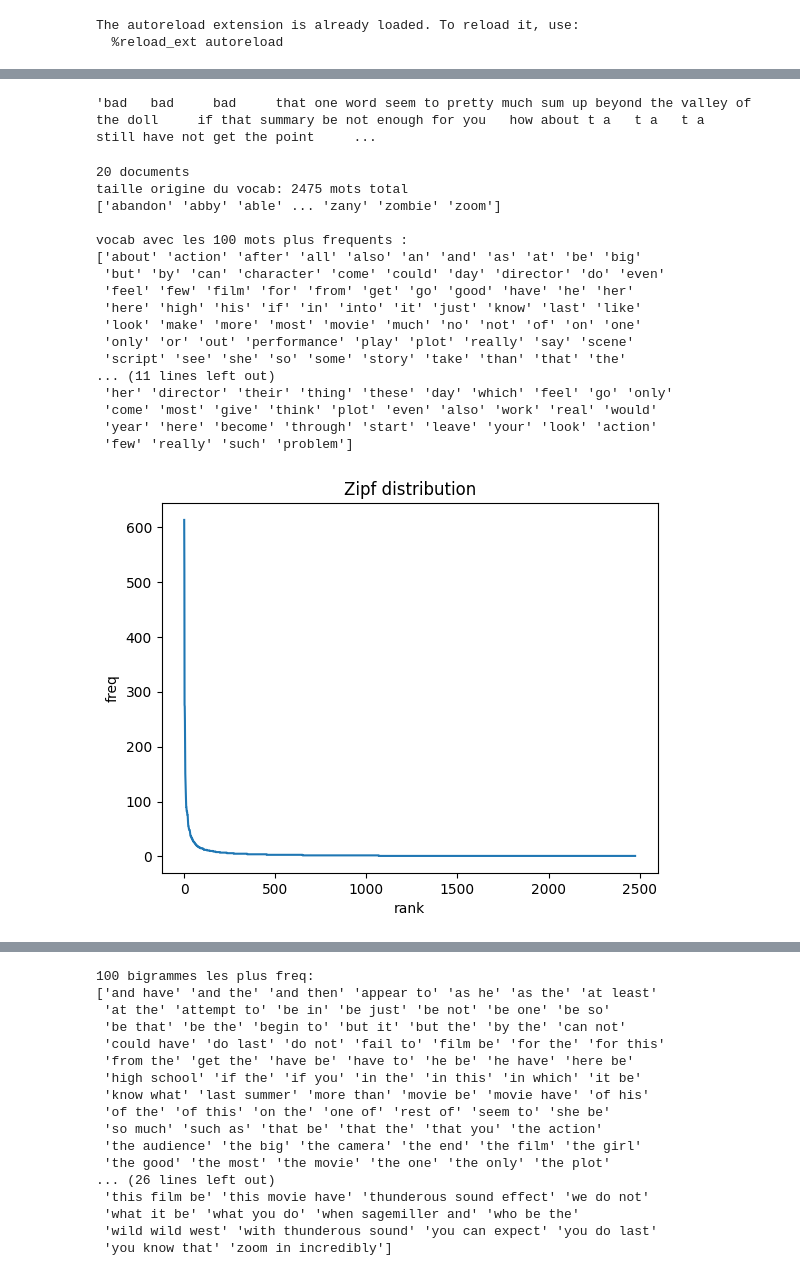
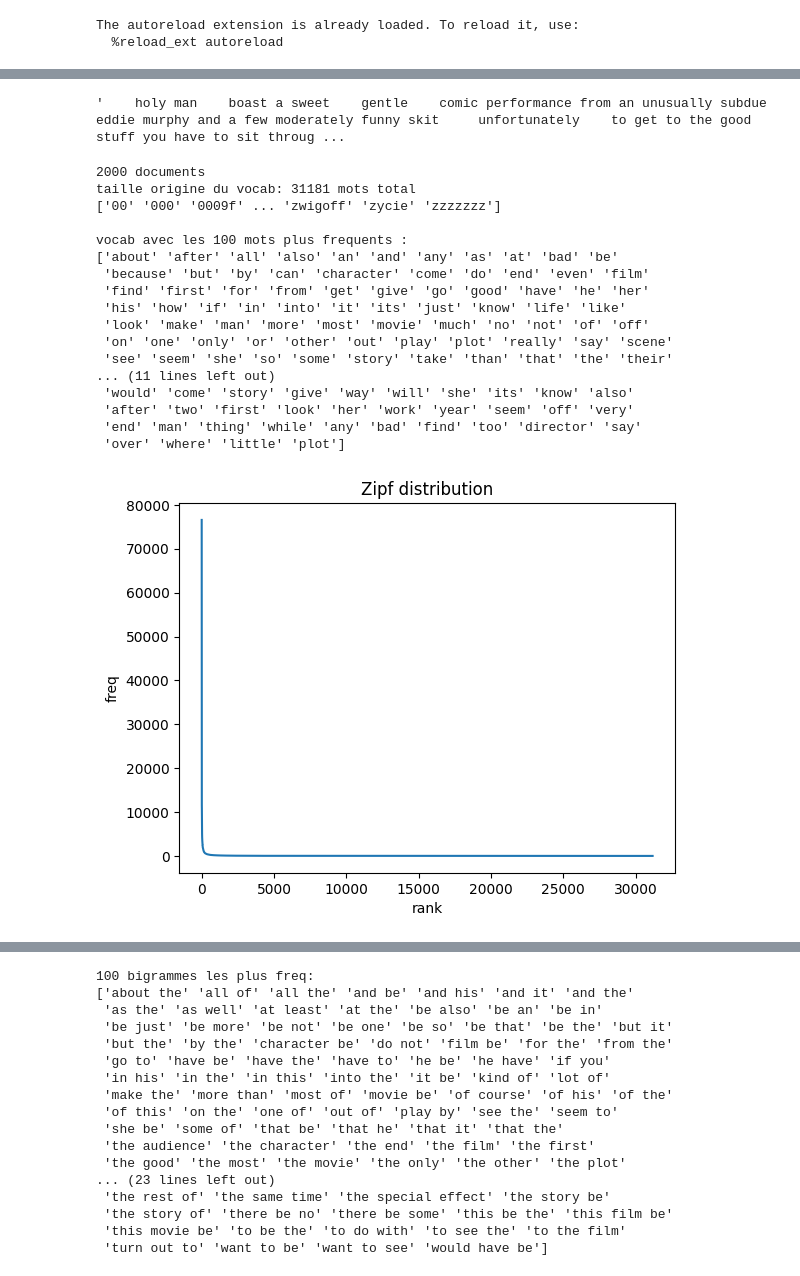
Before and after one commit to alan-man/tal-projet, a Jupyter notebook: pipeline.ipynb, the cells around one changed output, grey strips where cells are left out. Cells and saved outputs as stored; diff of their text form; code cells hidden in the pictures.

```diff
--- a/pipeline.ipynb
+++ b/pipeline.ipynb
@@ -40,7 +48,7 @@ alltxts,alllabs = load_movies(path)
 # preprocessing
 
 def preprocess_texts(alltxts):
-    return [preprocessing(text) for text in alltxts]
+    return [preprocessing(text,word_norm='lemma') for text in alltxts]
 
-alltxts = preprocess_texts(alltxts[:20])
+cleaned_txts = preprocess_texts(alltxts)
 # %%
@@ -64,26 +58,26 @@ all_text[0]
-# %%
-all_text[0]
-# %% [output]
-'bad   bad     bad     that one word seem to pretty much sum up beyond the valley of the doll     if that summary be not enough for you   how about t a   t a   t a     still have not get the point     ...
+# %%
+cleaned_txts[0]
+# %% [output]
+'    holy man    boast a sweet    gentle    comic performance from an unusually subdue eddie murphy and a few moderately funny skit     unfortunately    to get to the good stuff you have to sit throug ...
 # %%
 # bow vocab exploring
-exploration(alltxts,lambda x:x)
+basic_bow_exploration(cleaned_txts)
 # %% [output]
-20 documents
-taille origine du vocab: 2475 mots total
-['abandon' 'abby' 'able' ... 'zany' 'zombie' 'zoom']
+2000 documents
+taille origine du vocab: 31181 mots total
+['00' '000' '0009f' ... 'zwigoff' 'zycie' 'zzzzzzz']
 
 vocab avec les 100 mots plus frequents :
-['about' 'action' 'after' 'all' 'also' 'an' 'and' 'as' 'at' 'be' 'big'
- 'but' 'by' 'can' 'character' 'come' 'could' 'day' 'director' 'do' 'even'
- 'feel' 'few' 'film' 'for' 'from' 'get' 'go' 'good' 'have' 'he' 'her'
- 'here' 'high' 'his' 'if' 'in' 'into' 'it' 'just' 'know' 'last' 'like'
- 'look' 'make' 'more' 'most' 'movie' 'much' 'no' 'not' 'of' 'on' 'one'
- 'only' 'or' 'out' 'performance' 'play' 'plot' 'really' 'say' 'scene'
- 'script' 'see' 'she' 'so' 'some' 'story' 'take' 'than' 'that' 'the'
+['about' 'after' 'all' 'also' 'an' 'and' 'any' 'as' 'at' 'bad' 'be'
+ 'because' 'but' 'by' 'can' 'character' 'come' 'do' 'end' 'even' 'film'
+ 'find' 'first' 'for' 'from' 'get' 'give' 'go' 'good' 'have' 'he' 'her'
+ 'his' 'how' 'if' 'in' 'into' 'it' 'its' 'just' 'know' 'life' 'like'
+ 'look' 'make' 'man' 'more' 'most' 'movie' 'much' 'no' 'not' 'of' 'off'
+ 'on' 'one' 'only' 'or' 'other' 'out' 'play' 'plot' 'really' 'say' 'scene'
+ 'see' 'seem' 'she' 'so' 'some' 'story' 'take' 'than' 'that' 'the' 'their'
 ... (11 lines left out)
- 'her' 'director' 'their' 'thing' 'these' 'day' 'which' 'feel' 'go' 'only'
- 'come' 'most' 'give' 'think' 'plot' 'even' 'also' 'work' 'real' 'would'
- 'year' 'here' 'become' 'through' 'start' 'leave' 'your' 'look' 'action'
- 'few' 'really' 'such' 'problem']
+ 'would' 'come' 'story' 'give' 'way' 'will' 'she' 'its' 'know' 'also'
+ 'after' 'two' 'first' 'look' 'her' 'work' 'year' 'seem' 'off' 'very'
+ 'end' 'man' 'thing' 'while' 'any' 'bad' 'find' 'too' 'director' 'say'
+ 'over' 'where' 'little' 'plot']
-[figure, old version]
+[figure, new version]
@@ -91,17 +85,17 @@ vocab avec les 100 mots plus frequents :
 100 bigrammes les plus freq:
-['and have' 'and the' 'and then' 'appear to' 'as he' 'as the' 'at least'
- 'at the' 'attempt to' 'be in' 'be just' 'be not' 'be one' 'be so'
- 'be that' 'be the' 'begin to' 'but it' 'but the' 'by the' 'can not'
- 'could have' 'do last' 'do not' 'fail to' 'film be' 'for the' 'for this'
- 'from the' 'get the' 'have be' 'have to' 'he be' 'he have' 'here be'
- 'high school' 'if the' 'if you' 'in the' 'in this' 'in which' 'it be'
- 'know what' 'last summer' 'more than' 'movie be' 'movie have' 'of his'
- 'of the' 'of this' 'on the' 'one of' 'rest of' 'seem to' 'she be'
- 'so much' 'such as' 'that be' 'that the' 'that you' 'the action'
- 'the audience' 'the big' 'the camera' 'the end' 'the film' 'the girl'
- 'the good' 'the most' 'the movie' 'the one' 'the only' 'the plot'
-... (26 lines left out)
- 'this film be' 'this movie have' 'thunderous sound effect' 'we do not'
- 'what it be' 'what you do' 'when sagemiller and' 'who be the'
- 'wild wild west' 'with thunderous sound' 'you can expect' 'you do last'
- 'you know that' 'zoom in incredibly']
+['about the' 'all of' 'all the' 'and be' 'and his' 'and it' 'and the'
+ 'as the' 'as well' 'at least' 'at the' 'be also' 'be an' 'be in'
+ 'be just' 'be more' 'be not' 'be one' 'be so' 'be that' 'be the' 'but it'
+ 'but the' 'by the' 'character be' 'do not' 'film be' 'for the' 'from the'
+ 'go to' 'have be' 'have the' 'have to' 'he be' 'he have' 'if you'
+ 'in his' 'in the' 'in this' 'into the' 'it be' 'kind of' 'lot of'
+ 'make the' 'more than' 'most of' 'movie be' 'of course' 'of his' 'of the'
+ 'of this' 'on the' 'one of' 'out of' 'play by' 'see the' 'seem to'
+ 'she be' 'some of' 'that be' 'that he' 'that it' 'that the'
+ 'the audience' 'the character' 'the end' 'the film' 'the first'
+ 'the good' 'the most' 'the movie' 'the only' 'the other' 'the plot'
+... (23 lines left out)
+ 'the rest of' 'the same time' 'the special effect' 'the story be'
+ 'the story of' 'there be no' 'there be some' 'this be the' 'this film be'
+ 'this movie be' 'to be the' 'to do with' 'to see the' 'to the film'
+ 'turn out to' 'want to be' 'want to see' 'would have be']
```
Also changed, not shown: parts of 11 cells of this notebook, 1 other file.
